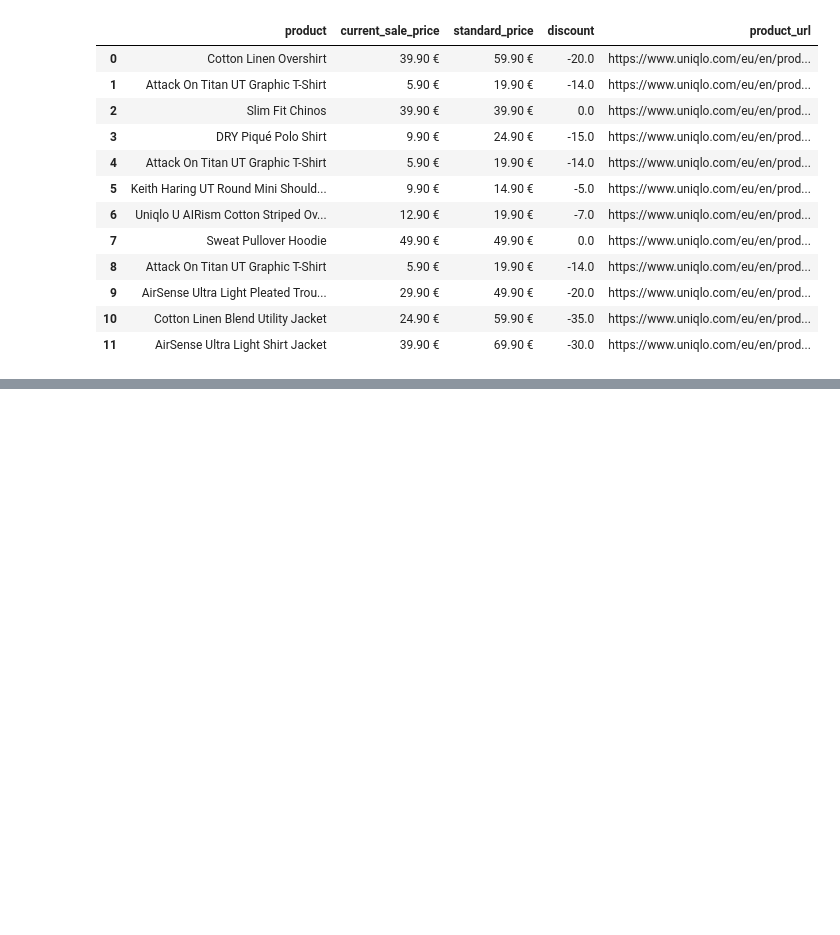
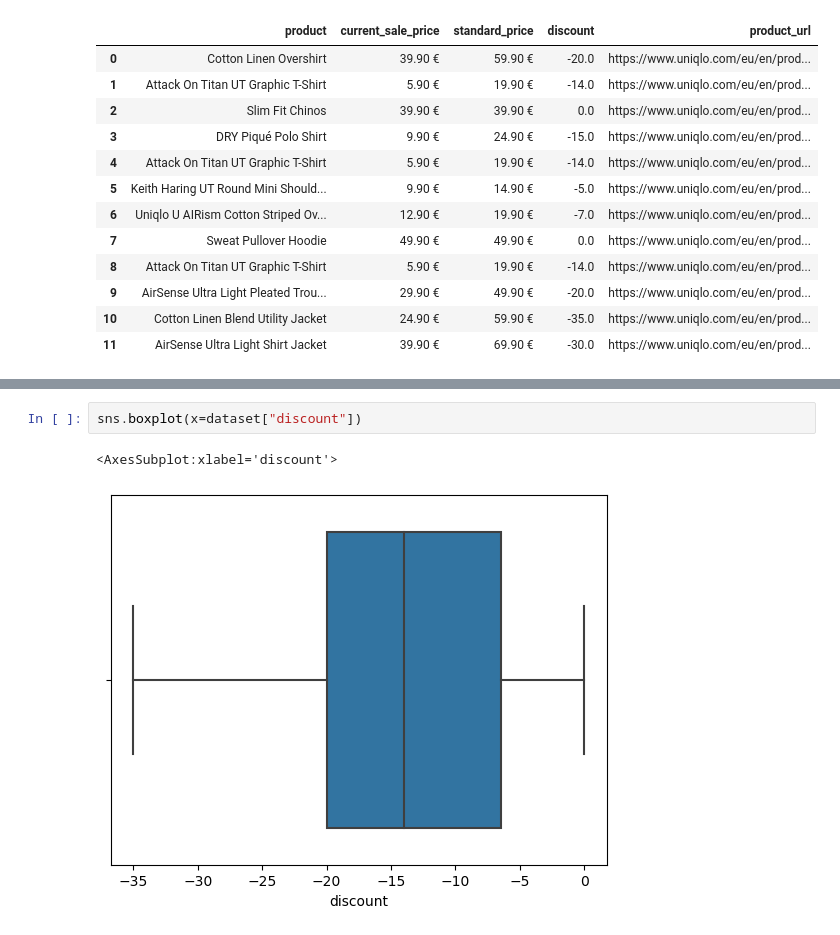
Before and after one commit to dominicho97/uniqlo-fan, a Jupyter notebook: scrape_final.ipynb, the cells around one changed output, grey strips where cells are left out. Drawn from its saved outputs; the diff is of its cells as text; blank space fills up the shorter version.

```diff
--- a/scrape_final.ipynb
+++ b/scrape_final.ipynb
@@ -146,0 +154,5 @@ uniqlo_df
+# %%
+sns.boxplot(x=dataset["discount"])
+# %% [output]
+<AxesSubplot:xlabel='discount'>
+[figure, added]
```
Also changed, not shown: parts of 3 cells of this notebook.
